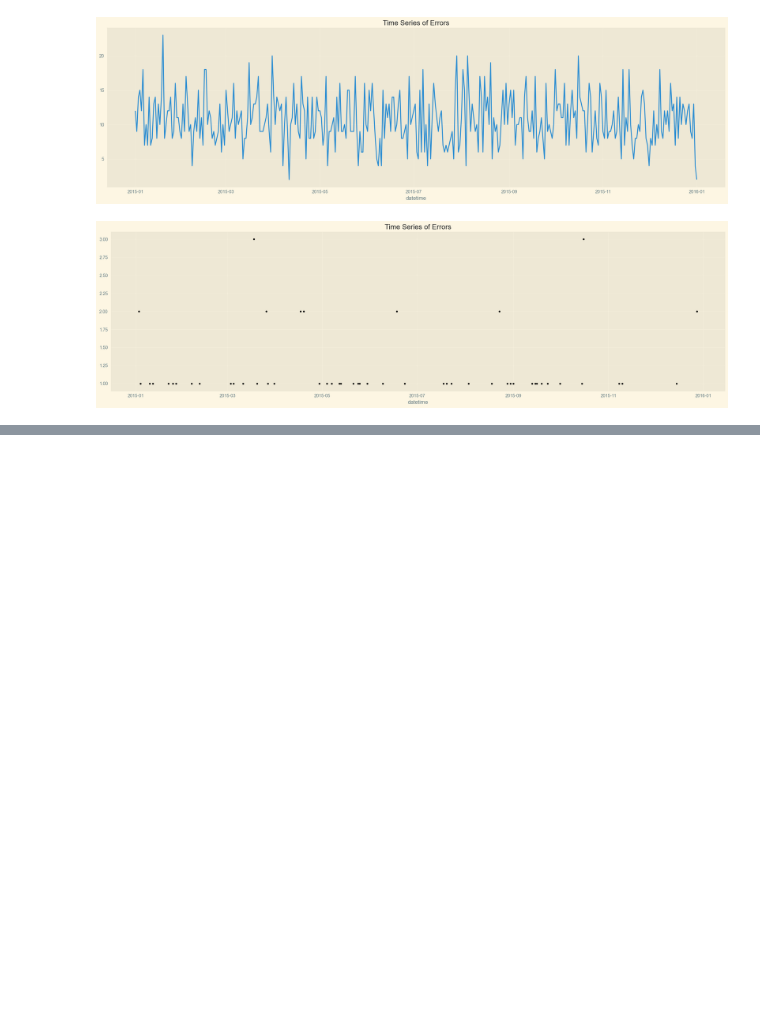
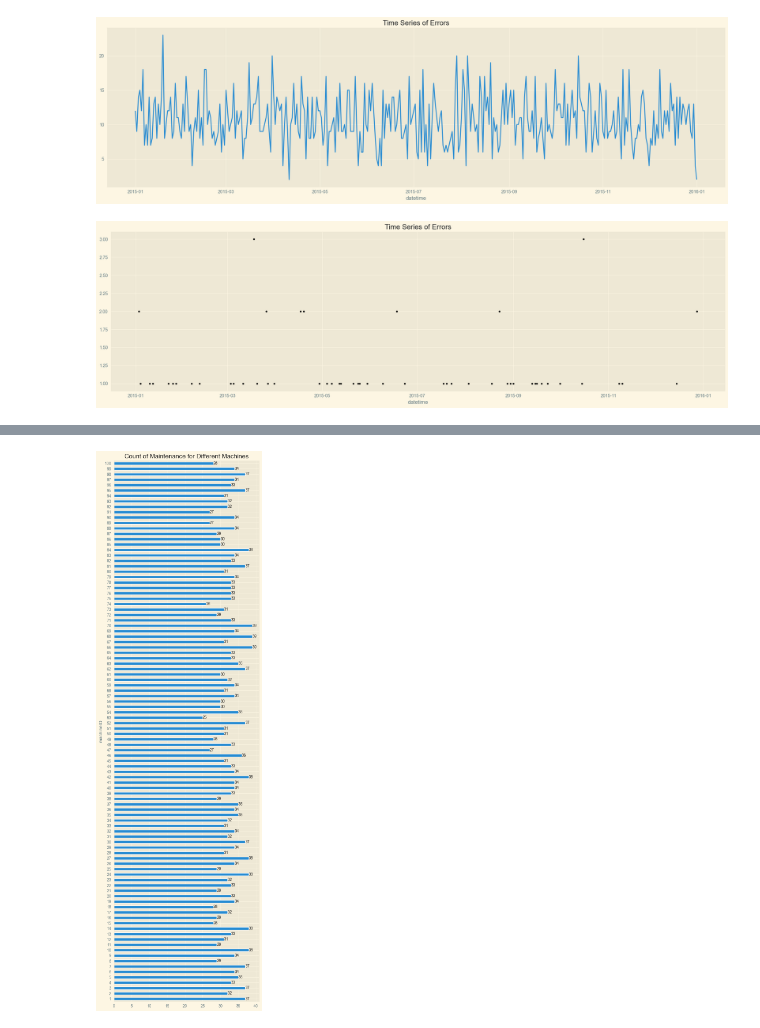
Before and after one commit to ZzzSun-ks/Kaggle, a Jupyter notebook: Microsoft_Predictive_Maintenance/summary.ipynb, the cells around one changed output, grey strips where cells are left out. Saved outputs shown, nothing was run; the diff lists cells and outputs as text; code cells hidden in the pictures; blank space fills up the shorter version.

```diff
--- a/Microsoft_Predictive_Maintenance/summary.ipynb
+++ b/Microsoft_Predictive_Maintenance/summary.ipynb
@@ -334,0 +401,7 @@ plt.show()
+# %%
+ax = maint_df['machineID'].value_counts().sort_index().plot(kind='barh', figsize=(6, 20), title='Count of Maintenance for Different Machines')
+ax.bar_label(ax.containers[0], label_type='edge')
+plt.tight_layout()
+plt.show()
+# %% [output]
+[figure, added]
```
Also changed, not shown: parts of 18 cells of this notebook.
